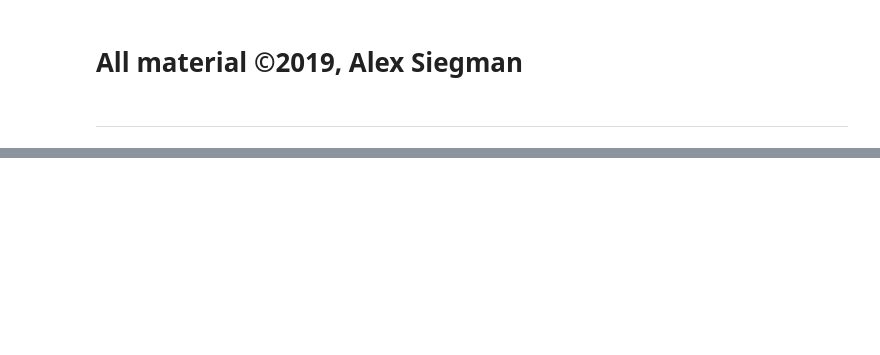
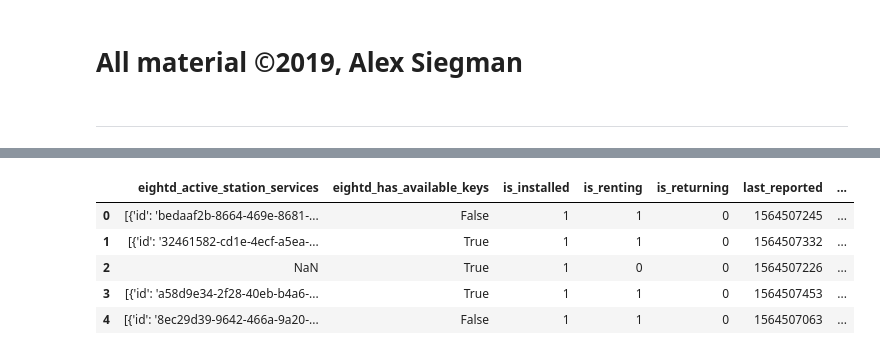
Before and after one commit to jsedoc/NYU-Projects-in-Programming-Fall-2019, a Jupyter notebook: (Class 1) Diving In/Diving In Solved.ipynb, the cells around one changed output, grey strips where cells are left out. Saved outputs shown, nothing was run; the diff lists cells and outputs as text; code cells hidden in the pictures; blank space fills up the shorter version.

```diff
--- a/(Class 1) Diving In/Diving In Solved.ipynb
+++ b/(Class 1) Diving In/Diving In Solved.ipynb
@@ -11,8 +13,10 @@
 # %%
+# first, let's request the json from the CitiBike API URL
+
 import json
 import urllib.request
 
-with urllib.request.urlopen("https://feeds.citibikenyc.com/stations/stations.json") as url:
+with urllib.request.urlopen("https://gbfs.citibikenyc.com/gbfs/en/station_status.json") as url:
     data = json.loads(url.read().decode())
     print(data)
 # %% [output]
@@ -41,0 +24,14 @@ Or, if you don't want/need a background service you can just run:
+# %%
+stations = data['data']['stations']
+# %%
+import pandas as pd
+
+df_stations = pd.DataFrame(stations)
+df_stations.head()
+# %% [output]
+|  | eightd_active_station_services | eightd_has_available_keys | is_installed | is_renting | is_returning | last_reported | ... |
+| 0 | [{'id': 'bedaaf2b-8664-469e-8681-... | False | 1 | 1 | 0 | 1564507245 | ... |
+| 1 | [{'id': '32461582-cd1e-4ecf-a5ea-... | True | 1 | 1 | 0 | 1564507332 | ... |
+| 2 | NaN | True | 1 | 0 | 0 | 1564507226 | ... |
+| 3 | [{'id': 'a58d9e34-2f28-40eb-b4a6-... | True | 1 | 1 | 0 | 1564507453 | ... |
+| 4 | [{'id': '8ec29d39-9642-466a-9a20-... | False | 1 | 1 | 0 | 1564507063 | ... |
```
Also changed, not shown: parts of 19 cells of this notebook, 2 other files.
